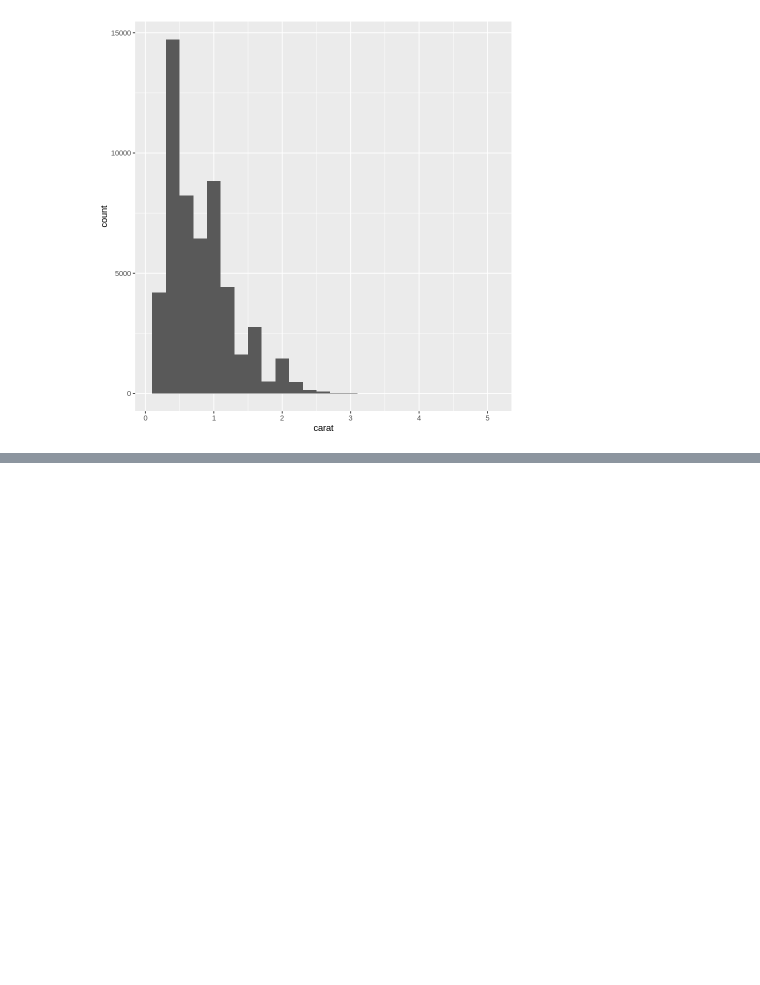
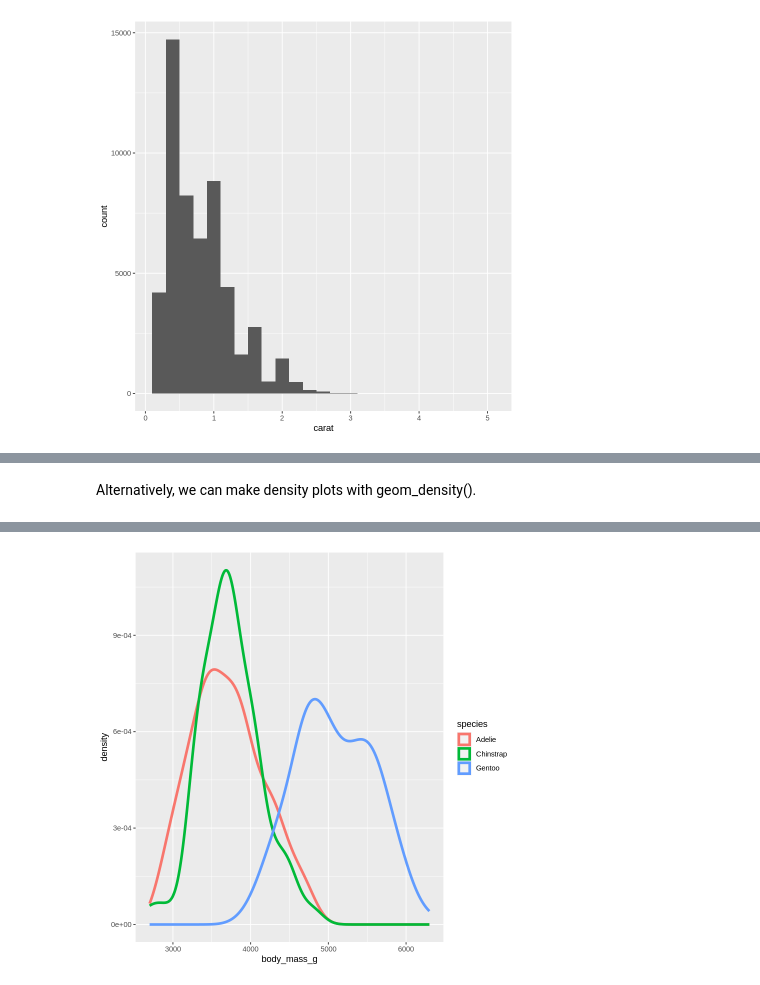
Before and after one commit to khuongduying/dataviz, a Jupyter notebook: DataViz_1.ipynb, the cells around one changed output, grey strips where cells are left out. Cells and saved outputs as stored; diff of their text form; code cells hidden in the pictures; blank space fills up the shorter version.

```diff
--- a/DataViz_1.ipynb
+++ b/DataViz_1.ipynb
@@ -457,0 +479,5 @@ ggplot(diamonds, aes(x=carat)) + geom_histogram(binwidth=0.2)
+# %% [markdown]
+Alternatively, we can make density plots with geom_density().
+# %%
+ggplot(penguins, aes(x=body_mass_g, color=species)) + geom_density(linewidth = 1.5)
+# %% [output]
@@ -457,0 +486 @@ ggplot(diamonds, aes(x=carat)) + geom_histogram(binwidth=0.2)
+[figure, added]
```
Also changed, not shown: parts of 21 cells of this notebook.
